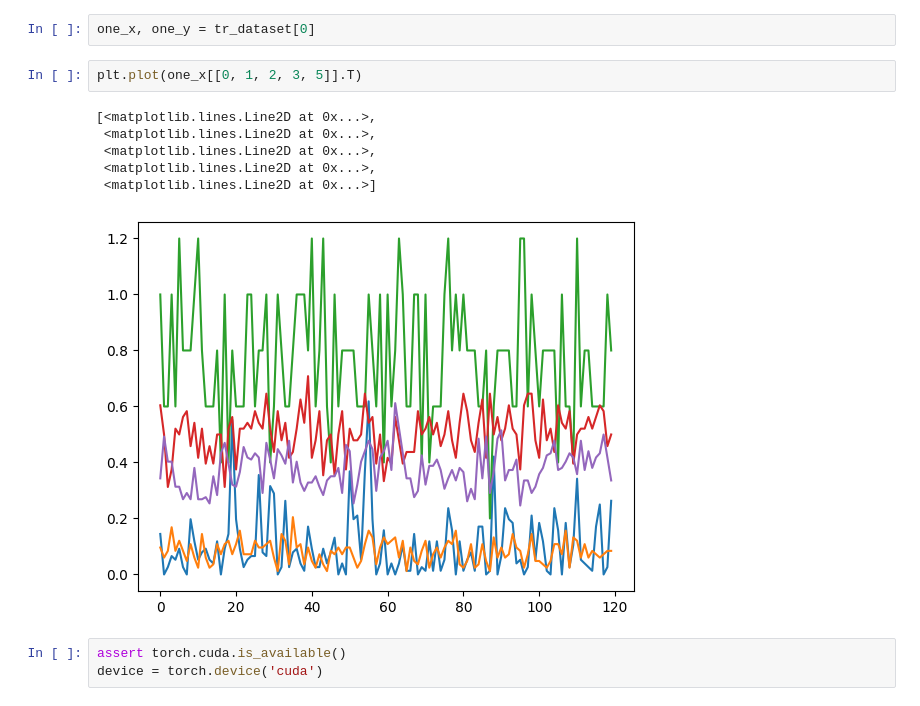
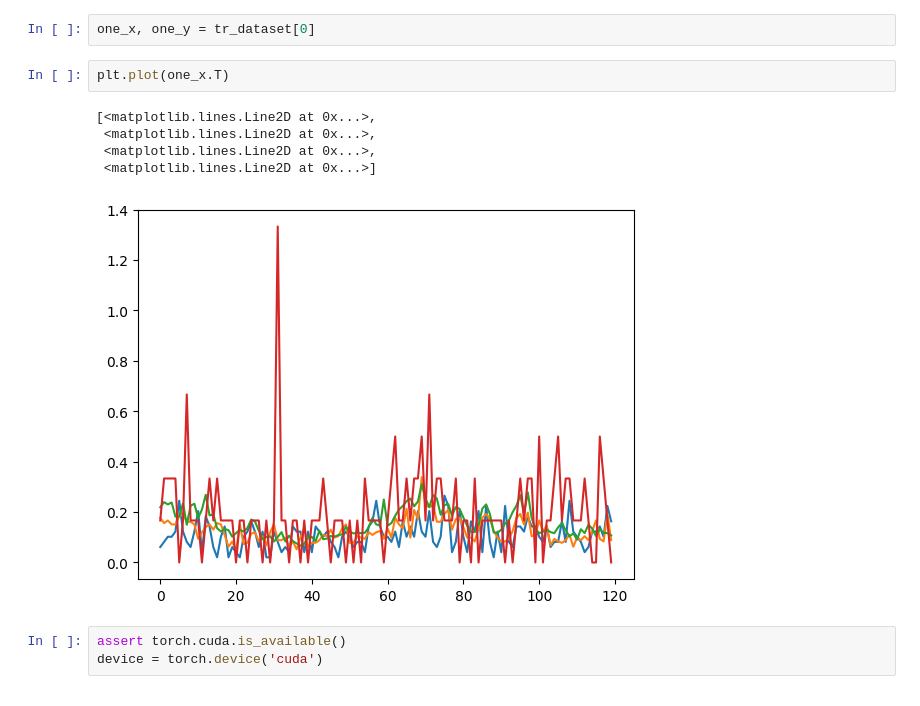
Before and after one commit to akashc1/connectx-decoding, a Jupyter notebook: model_debug.ipynb, the cells around one changed output. Cells and saved outputs as stored; diff of their text form.

```diff
--- a/model_debug.ipynb
+++ b/model_debug.ipynb
@@ -38,14 +38,13 @@ Num blank trials:  5378
 # %%
 one_x, one_y = tr_dataset[0]
 # %%
-plt.plot(one_x[[0, 1, 2, 3, 5]].T)
+plt.plot(one_x.T)
 # %% [output]
 [<matplotlib.lines.Line2D at 0x...>,
  <matplotlib.lines.Line2D at 0x...>,
  <matplotlib.lines.Line2D at 0x...>,
- <matplotlib.lines.Line2D at 0x...>,
  <matplotlib.lines.Line2D at 0x...>]
-[figure, old version]
+[figure, new version]
 # %%
 assert torch.cuda.is_available()
 device = torch.device('cuda')
```
Also changed, not shown: parts of 17 cells of this notebook, 3 other files.
